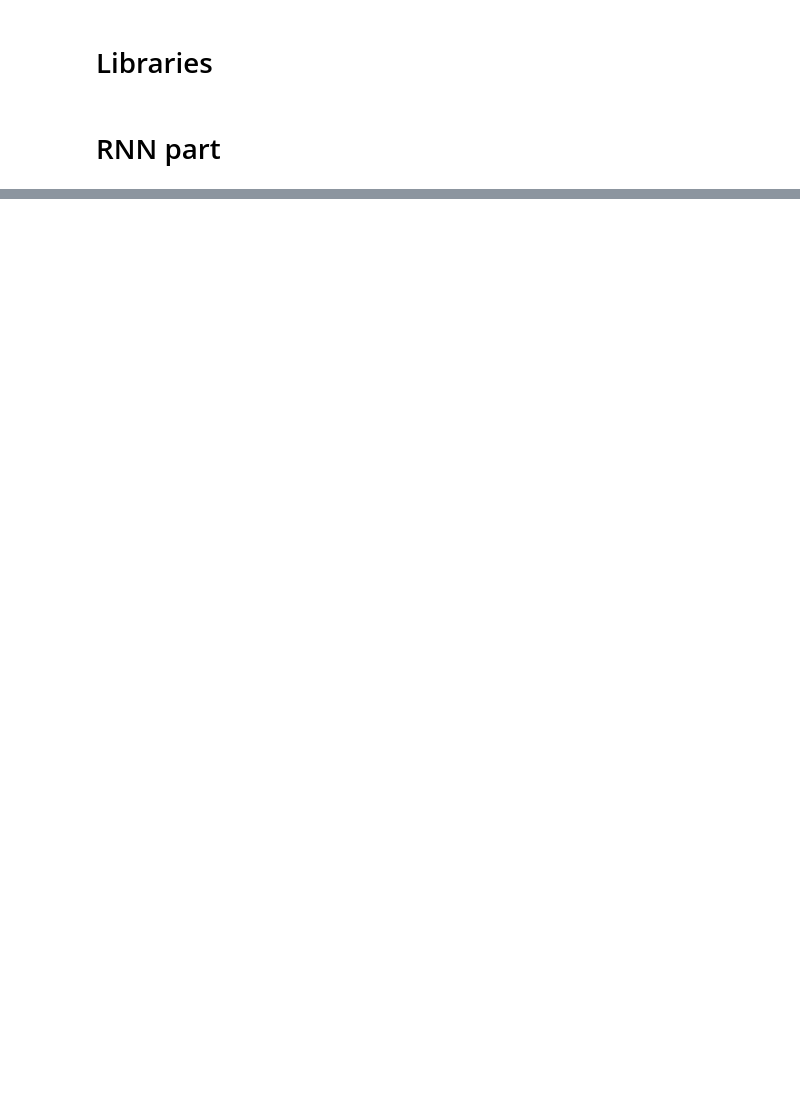
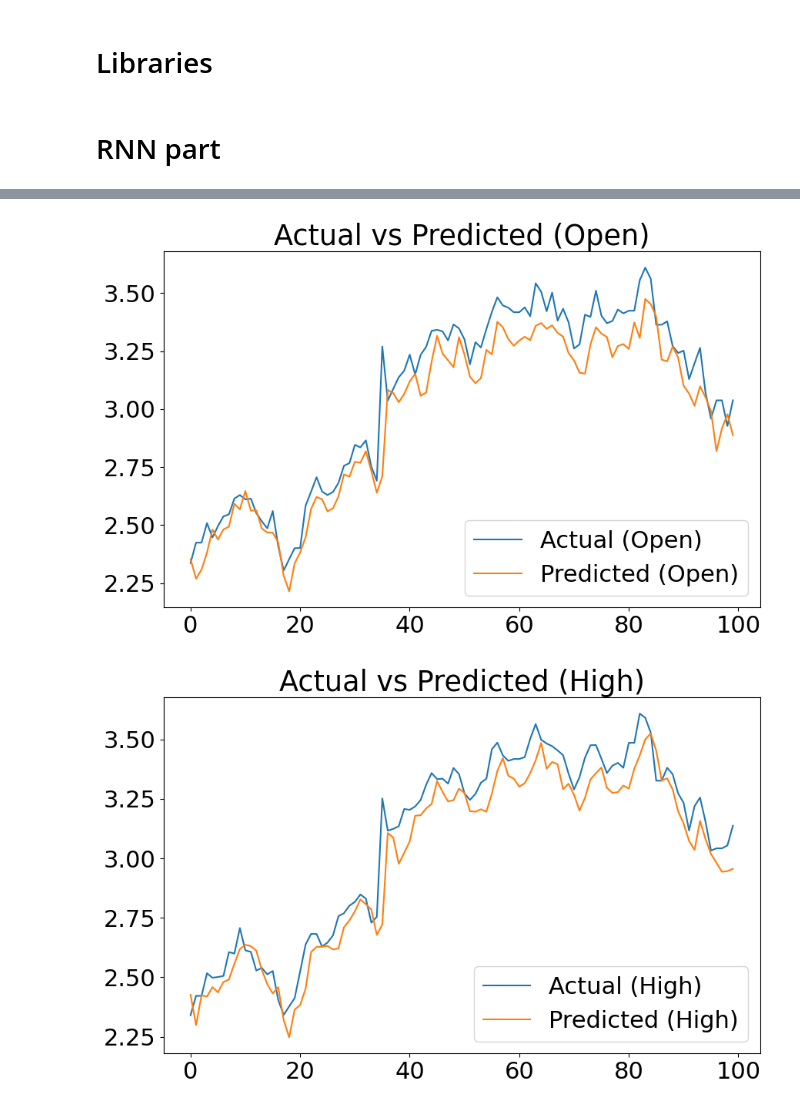
Before and after one commit to irene-fagnani/ADAML-project2, a Jupyter notebook: RNN.ipynb, the cells around one changed output, grey strips where cells are left out. Saved outputs shown, nothing was run; the diff lists cells and outputs as text; code cells hidden in the pictures; blank space fills up the shorter version.

```diff
--- a/RNN.ipynb
+++ b/RNN.ipynb
@@ -41,7 +41,8 @@ val_ratio = 0.1
 train_end_idx = int(data.shape[0] * train_ratio)
 val_end_idx = int(data.shape[0] * (train_ratio + val_ratio))
 
-scaler = StandardScaler()
+#scaler = StandardScaler()
+scaler = MinMaxScaler(feature_range=(-1, 1))
 data.iloc[:train_end_idx] = scaler.fit_transform(data.iloc[:train_end_idx])
 data.iloc[train_end_idx:] = scaler.transform(data.iloc[train_end_idx:])
 # %% [markdown]
@@ -50,12 +51,13 @@ data.iloc[train_end_idx:] = scaler.transform(data.iloc[train_end_idx:])
 from tensorflow.keras.models import Sequential
 from tensorflow.keras.layers import LSTM, Dense
 import numpy as np
-from sklearn.preprocessing import MinMaxScaler
+from sklearn.preprocessing import MinMaxScaler, StandardScaler
 import pandas as pd
 from sklearn.metrics import mean_squared_error
 
 # Normalize the data (apply MinMaxScaler across all features)
-scaler = MinMaxScaler(feature_range=(0, 1))
+scaler = MinMaxScaler(feature_range=(-1, 1))
+#scaler = StandardScaler()
 data_normalized = scaler.fit_transform(data)
 
 # Define sequence length
@@ -110,0 +122,15 @@ plt.show()
+# %%
+# Optional: Visualize some predictions vs actuals
+import matplotlib.pyplot as plt
+variables=['Open', 'High', 'Low', 'Close', 'Volume']
+for i in range(0,5):
+    variable=variables[i]
+    plt.figure(figsize=(10, 6))
+    plt.plot(Y_test_rescaled[:100, i], label='Actual ('+variable+')')
+    plt.plot(predictions_rescaled[:100, i], label='Predicted ('+variable+')')
+    plt.legend()
+    plt.title("Actual vs Predicted ("+variable+")")
+    plt.show()
+# %% [output]
+[figure, added]
+[figure, added]
```
Also changed, not shown: parts of 6 cells of this notebook.
